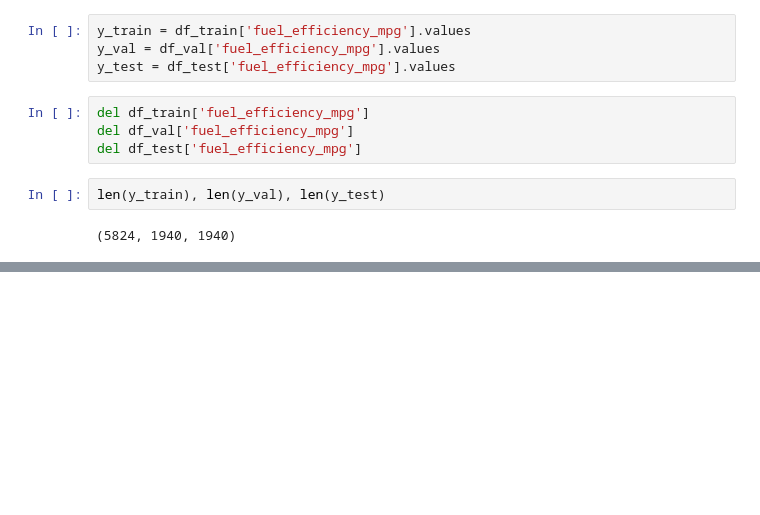
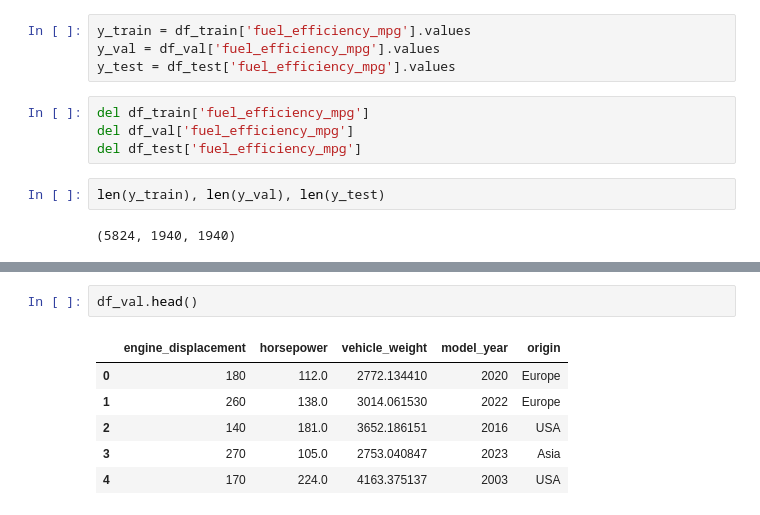
Before and after one commit to BhuvanChaithanya/machine-learning-zoomcamp-homework, a Jupyter notebook: 02-regression/homework2.ipynb, the cells around one changed output, grey strips where cells are left out. Cells and saved outputs as stored; diff of their text form; blank space fills up the shorter version.

```diff
--- a/02-regression/homework2.ipynb
+++ b/02-regression/homework2.ipynb
@@ -170,0 +180,9 @@ len(y_train), len(y_val), len(y_test)
+# %%
+df_val.head()
+# %% [output]
+|  | engine_displacement | horsepower | vehicle_weight | model_year | origin |
+| 0 | 180 | 112.0 | 2772.134410 | 2020 | Europe |
+| 1 | 260 | 138.0 | 3014.061530 | 2022 | Europe |
+| 2 | 140 | 181.0 | 3652.186151 | 2016 | USA |
+| 3 | 270 | 105.0 | 2753.040847 | 2023 | Asia |
+| 4 | 170 | 224.0 | 4163.375137 | 2003 | USA |
```
Also changed, not shown: parts of 5 cells of this notebook.
